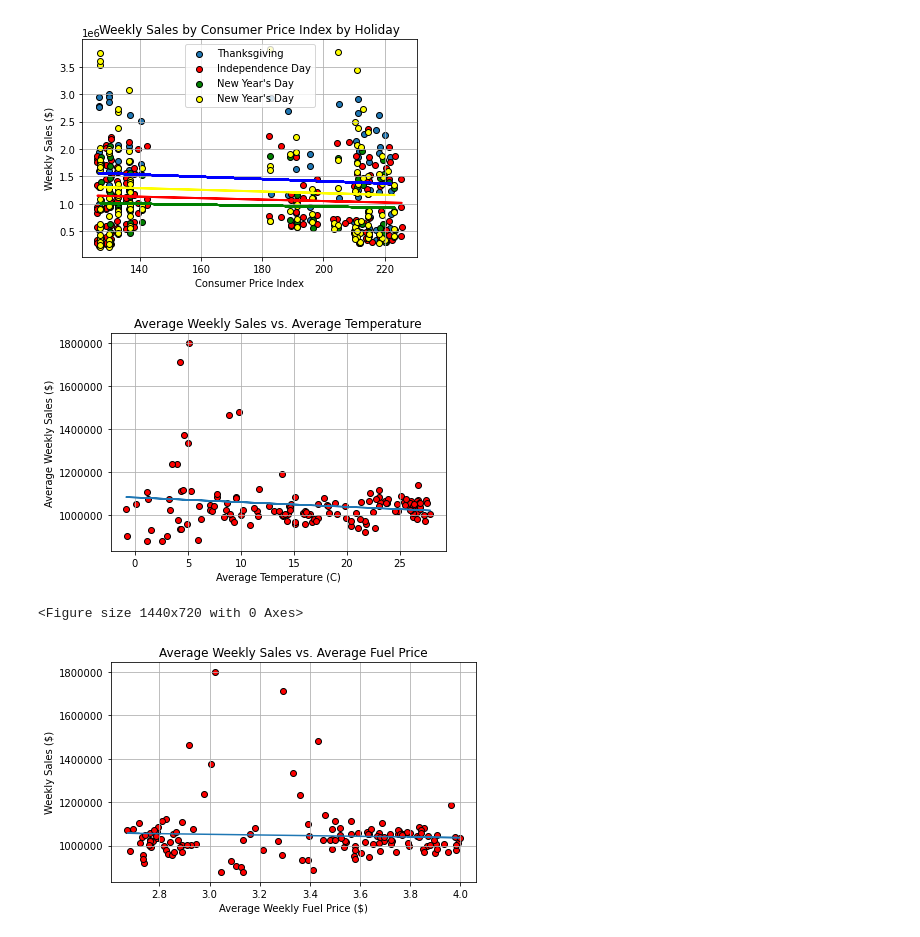
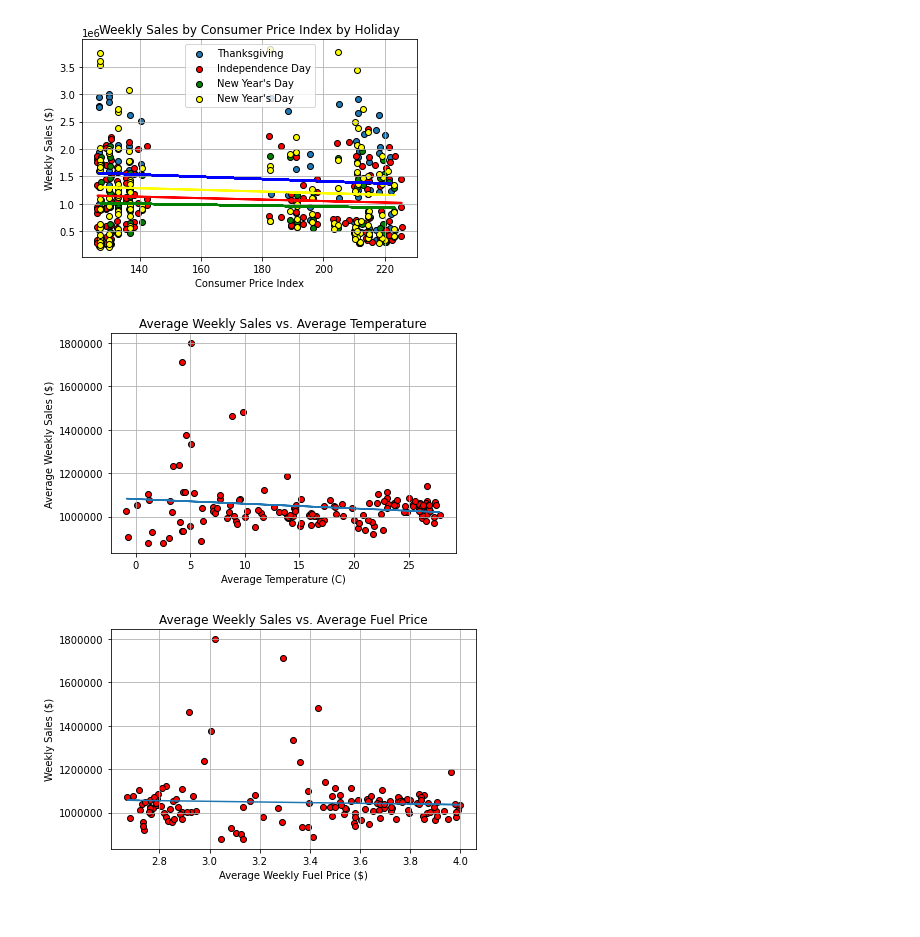
Before and after one commit to beckyydo/Project-1, a Jupyter notebook: fourthnotebook.ipynb, the cells around one changed output. Cells and saved outputs as stored; diff of their text form; code cells hidden in the pictures.

```diff
--- a/fourthnotebook.ipynb
+++ b/fourthnotebook.ipynb
@@ -627,23 +627,21 @@ bydate = merger.merge(ratea,on="Date")
 # %%
 #SCATTER AVERAGE WEEKLY SALES BY AVERAGE TEMPERATURE FOR ALL DAYS
 ave_temperature=merge["Temperature C"]
 weekly_sales=merge["Weekly_Sales"]
 
 plt.title("Average Weekly Sales vs. Average Temperature")
 plt.xlabel("Average Temperature (C)")
 plt.ylabel("Average Weekly Sales ($)")
 plt.grid()
 plt.scatter(ave_temperature, weekly_sales, marker="o", color = "red",edgecolors="black")
 plt.ticklabel_format(style='plain')
 slope, intercept, r_value, p_value, std_err = st.linregress(ave_temperature, weekly_sales)
 best_fit = slope*ave_temperature+intercept
 plt.plot(ave_temperature,best_fit)
-plt.figure(figsize=(20,10))
 plt.tight_layout()
 plt.savefig("Figures/fig27.png")
 # %% [output]
-[figure, old version]
+[figure, new version]
-<Figure size 1440x720 with 0 Axes>
 # %%
 #SCATTER AVERAGE WEEKLY SALES BY AVERAGE FUEL PRICE FOR ALL DAYS
 ave_fuel_price = merged["Fuel_Price"]
```
Also changed, not shown: parts of 3 cells of this notebook, 5 other files.
